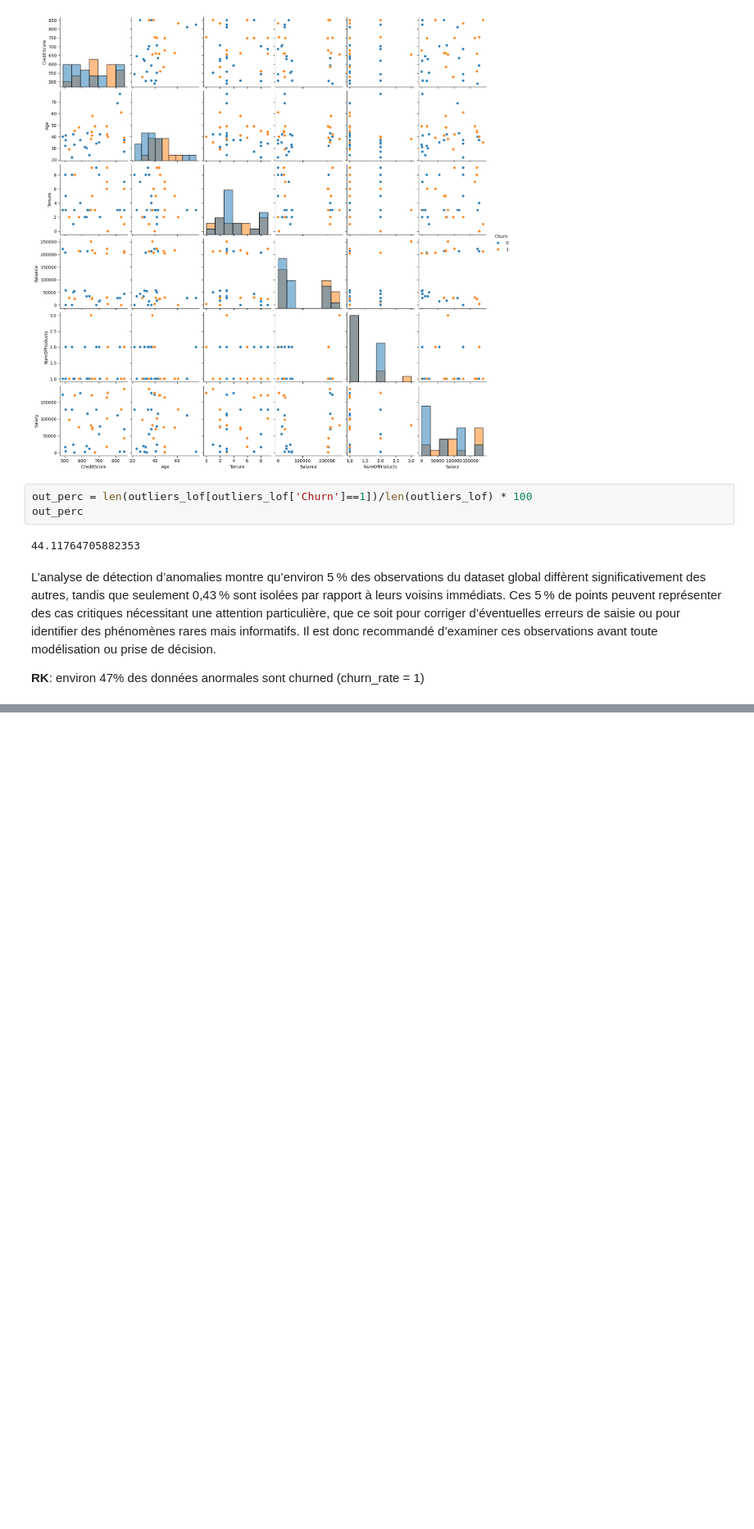
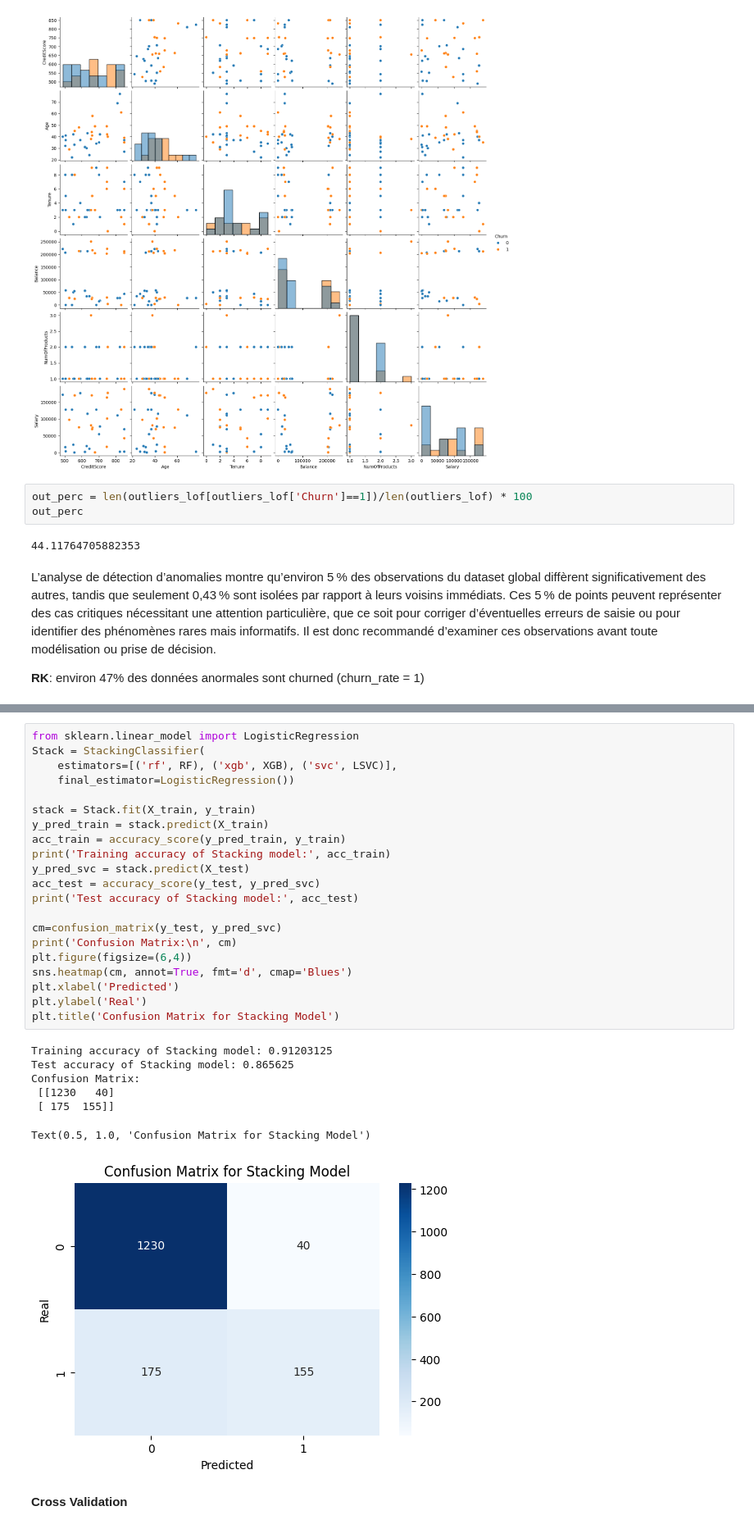
Before and after one commit to Design3Website/MachineLearning_PredictingChurnRate, a Jupyter notebook: Mon_Model.ipynb, the cells around one changed output, grey strips where cells are left out. Shown at 82% size. Drawn from its saved outputs; the diff is of its cells as text; blank space fills up the shorter version.

```diff
--- a/Mon_Model.ipynb
+++ b/Mon_Model.ipynb
@@ -398,0 +550,31 @@ L’analyse de détection d’anomalies montre qu’environ 5 % des observatio
+# %%
+from sklearn.linear_model import LogisticRegression
+Stack = StackingClassifier(
+    estimators=[('rf', RF), ('xgb', XGB), ('svc', LSVC)],
+    final_estimator=LogisticRegression())
+
+stack = Stack.fit(X_train, y_train)
+y_pred_train = stack.predict(X_train)
+acc_train = accuracy_score(y_pred_train, y_train)
+print('Training accuracy of Stacking model:', acc_train)
+y_pred_svc = stack.predict(X_test)
+acc_test = accuracy_score(y_test, y_pred_svc)
+print('Test accuracy of Stacking model:', acc_test)
+
+cm=confusion_matrix(y_test, y_pred_svc)
+print('Confusion Matrix:\n', cm)
+plt.figure(figsize=(6,4))
+sns.heatmap(cm, annot=True, fmt='d', cmap='Blues')
+plt.xlabel('Predicted')
+plt.ylabel('Real')
+plt.title('Confusion Matrix for Stacking Model')
+# %% [output]
+Training accuracy of Stacking model: 0.91203125
+Test accuracy of Stacking model: 0.865625
+Confusion Matrix:
+ [[1230   40]
+ [ 175  155]]
+Text(0.5, 1.0, 'Confusion Matrix for Stacking Model')
+[figure, added]
+# %% [markdown]
+**Cross Validation**
```
Also changed, not shown: parts of 14 cells of this notebook.
